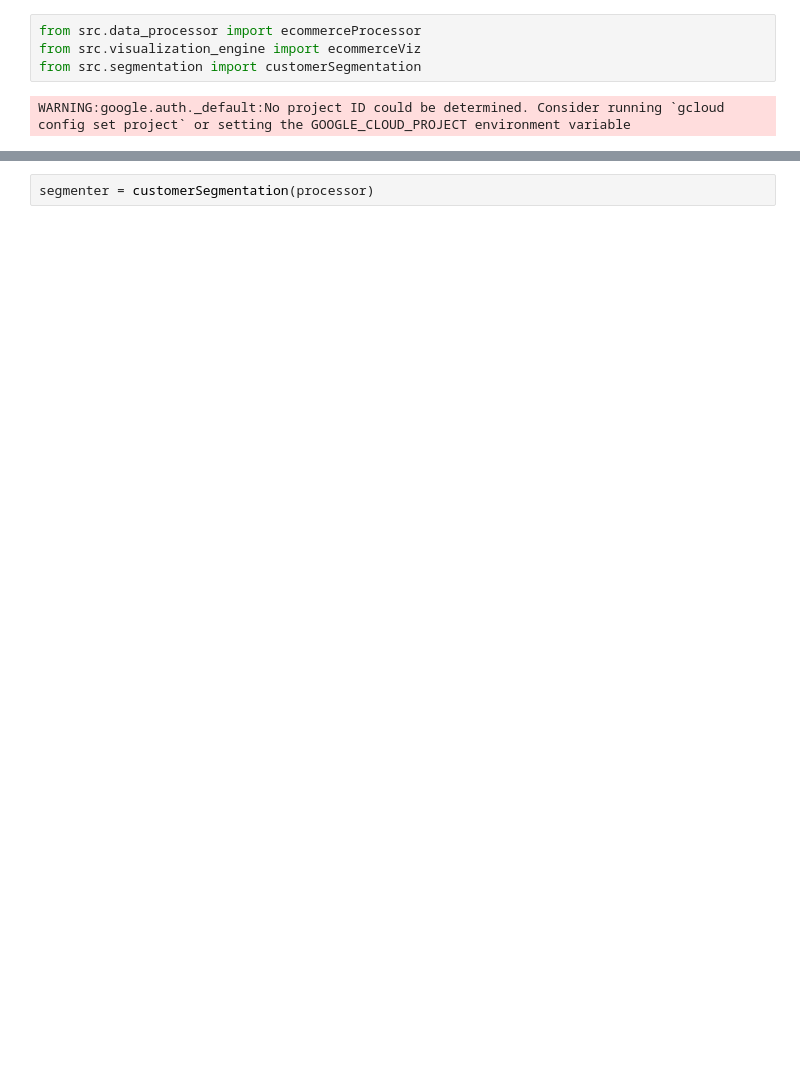
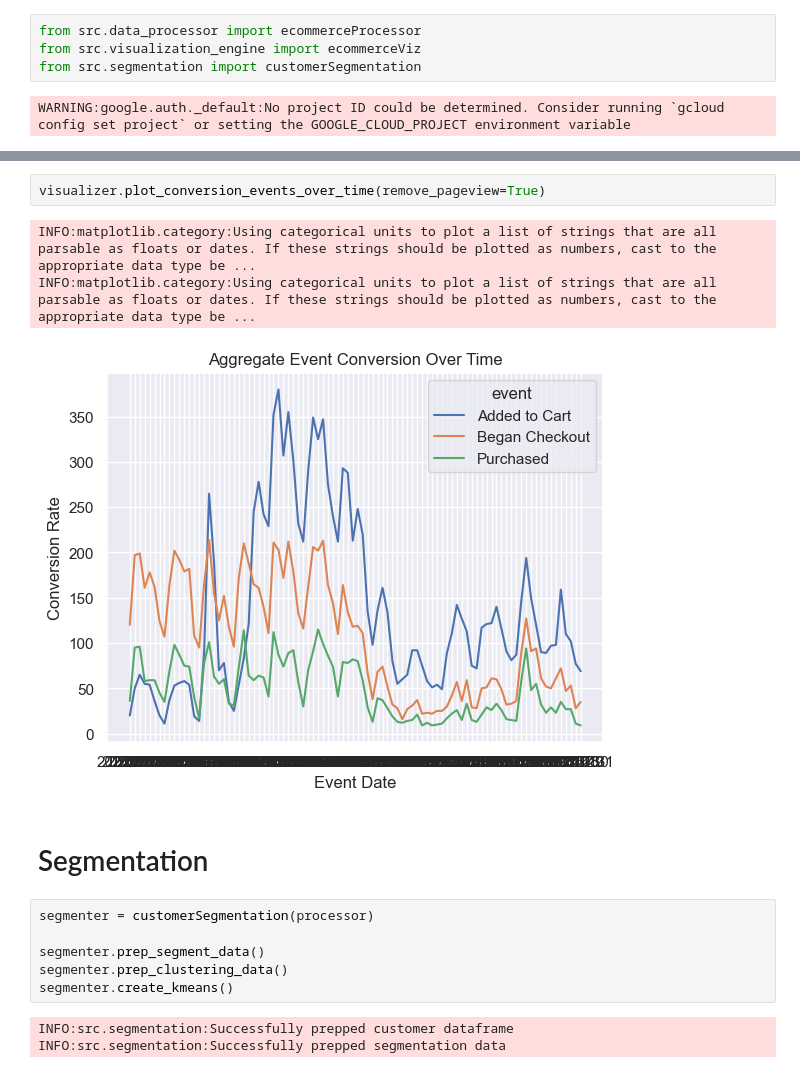
Before and after one commit to SJBales/ecommerce-funnel-analysis, a Jupyter notebook: notebooks/final_output.ipynb, the cells around one changed output, grey strips where cells are left out. Drawn from its saved outputs; the diff is of its cells as text; blank space fills up the shorter version.

```diff
--- a/notebooks/final_output.ipynb
+++ b/notebooks/final_output.ipynb
@@ -44,2 +66,17 @@ visualizer.plot_conversion_rate(remove_pageview=True)
+# %%
+visualizer.plot_conversion_events_over_time(remove_pageview=True)
+# %% [output]
+INFO:matplotlib.category:Using categorical units to plot a list of strings that are all parsable as floats or dates. If these strings should be plotted as numbers, cast to the appropriate data type be ...
+INFO:matplotlib.category:Using categorical units to plot a list of strings that are all parsable as floats or dates. If these strings should be plotted as numbers, cast to the appropriate data type be ...
+[figure, added]
+# %% [markdown]
+# Segmentation
 # %%
 segmenter = customerSegmentation(processor)
+
+segmenter.prep_segment_data()
+segmenter.prep_clustering_data()
+segmenter.create_kmeans()
+# %% [output]
+INFO:src.segmentation:Successfully prepped customer dataframe
+INFO:src.segmentation:Successfully prepped segmentation data
```
Also changed, not shown: parts of 12 cells of this notebook.
